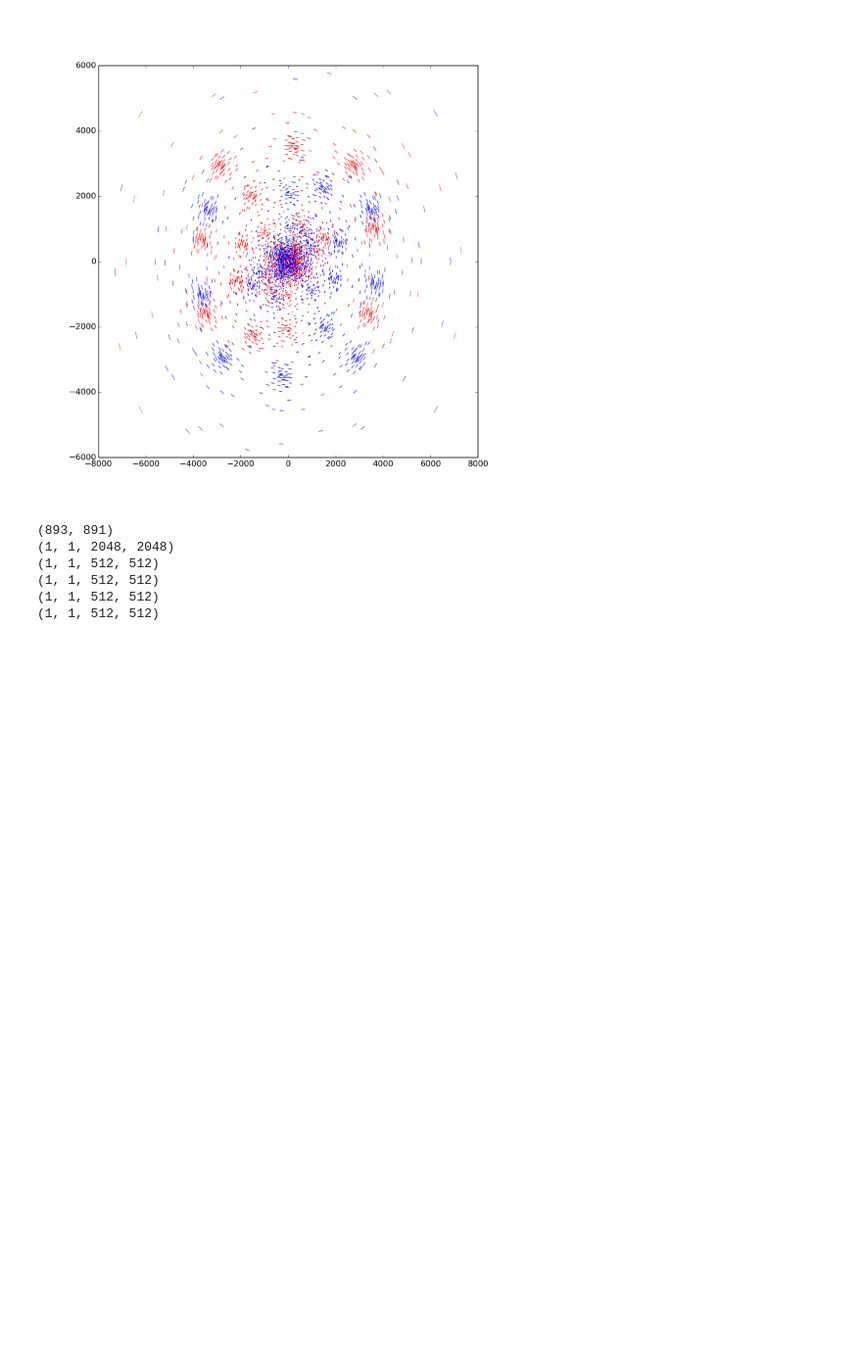
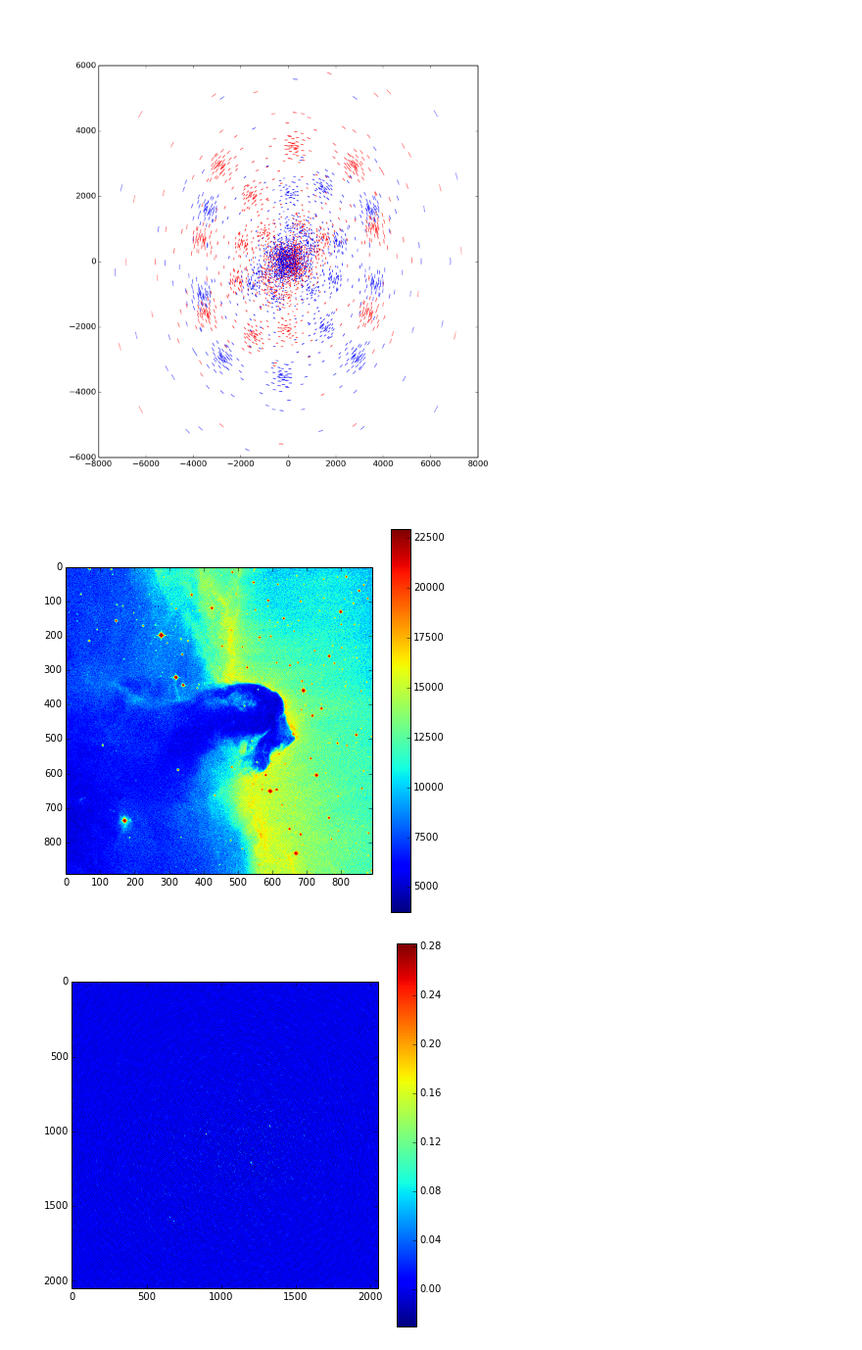
Before and after one commit to radio-astro/datasetviewer, a Jupyter notebook: notebooks/resultset viewer.ipynb, the cells around one changed output. Shown at 98% size. Saved outputs shown, nothing was run; the diff lists cells and outputs as text; code cells hidden in the pictures; blank space fills up the shorter version.

```diff
--- a/notebooks/resultset viewer.ipynb
+++ b/notebooks/resultset viewer.ipynb
@@ -39,21 +41,13 @@ for name, _, _ in all_files:
 # %% [output]
 [figure]
 # %%
-from astropy.io import fits
-import matplotlib.pyplot as plt
-
-
 
 for name, _, _ in all_files:
     if name.lower()[-3:] in ('fits'):
-        image_data = fits.getdata(name)
-        #plt.imshow(image_data)
-        #_ = plt.colorbar()
-        print image_data.shape
+        image_data = fits.getdata(name).squeeze()
+        fig = plt.figure(figsize=(7,7))
+        plt.imshow(image_data)
+        plt.colorbar()
 # %% [output]
-(893, 891)
-(1, 1, 2048, 2048)
-(1, 1, 512, 512)
-(1, 1, 512, 512)
-(1, 1, 512, 512)
-(1, 1, 512, 512)
+[figure, added]
+[figure, added]
```
Also changed, not shown: parts of 2 cells of this notebook.
